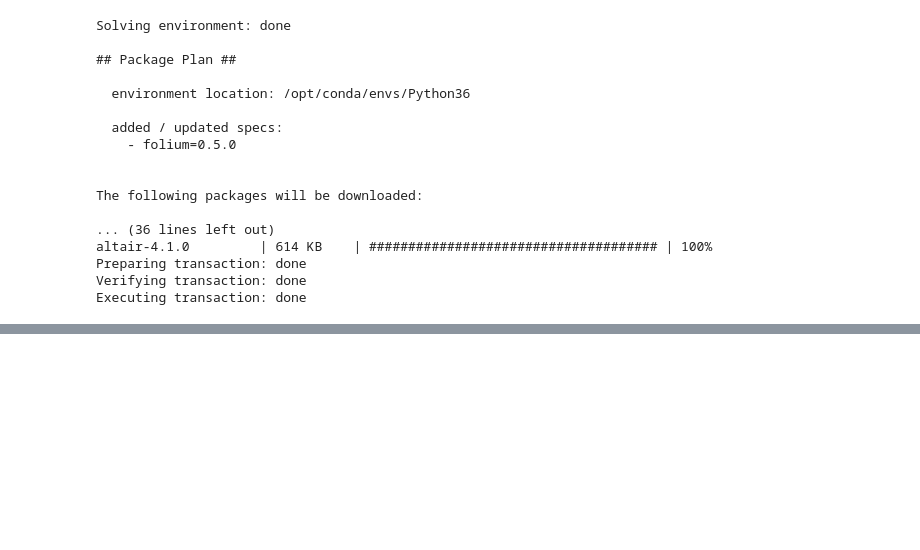
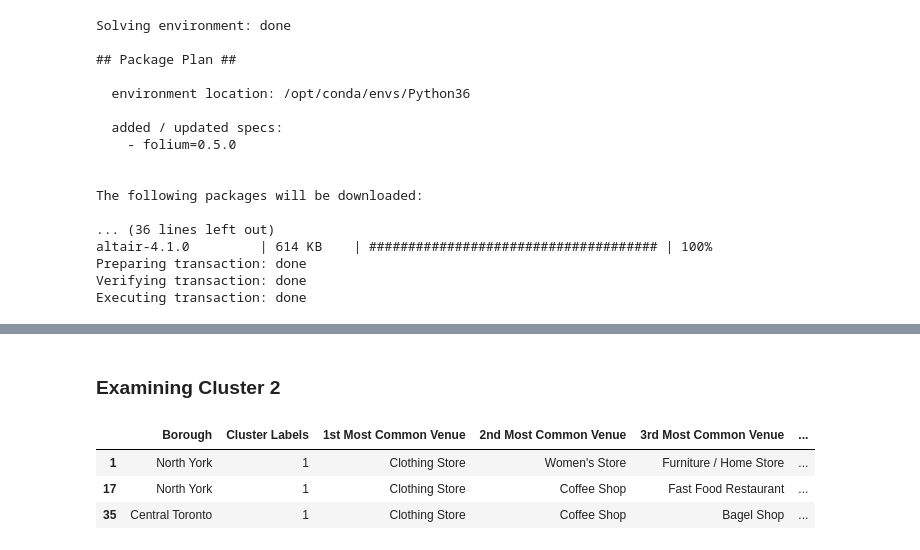
Before and after one commit to Jdev-08/Coursera_Capstone, a Jupyter notebook: Coursera_Capstone.ipynb, the cells around one changed output, grey strips where cells are left out. Drawn from its saved outputs; the diff is of its cells as text; code cells hidden in the pictures; blank space fills up the shorter version.

```diff
--- a/Coursera_Capstone.ipynb
+++ b/Coursera_Capstone.ipynb
@@ -394,0 +413,9 @@ print(latitude,longitude)
+# %% [markdown]
+### Examining Cluster 2
+# %%
+toranto_merged.loc[toranto_merged['Cluster Labels'] == 1, toranto_merged.columns[[1] + list(range(5, toranto_merged.shape[1]))]]
+# %% [output]
+|  | Borough | Cluster Labels | 1st Most Common Venue | 2nd Most Common Venue | 3rd Most Common Venue | ... |
+| 1 | North York | 1 | Clothing Store | Women's Store | Furniture / Home Store | ... |
+| 17 | North York | 1 | Clothing Store | Coffee Shop | Fast Food Restaurant | ... |
+| 35 | Central Toronto | 1 | Clothing Store | Coffee Shop | Bagel Shop | ... |
```
Also changed, not shown: parts of 10 cells of this notebook.
